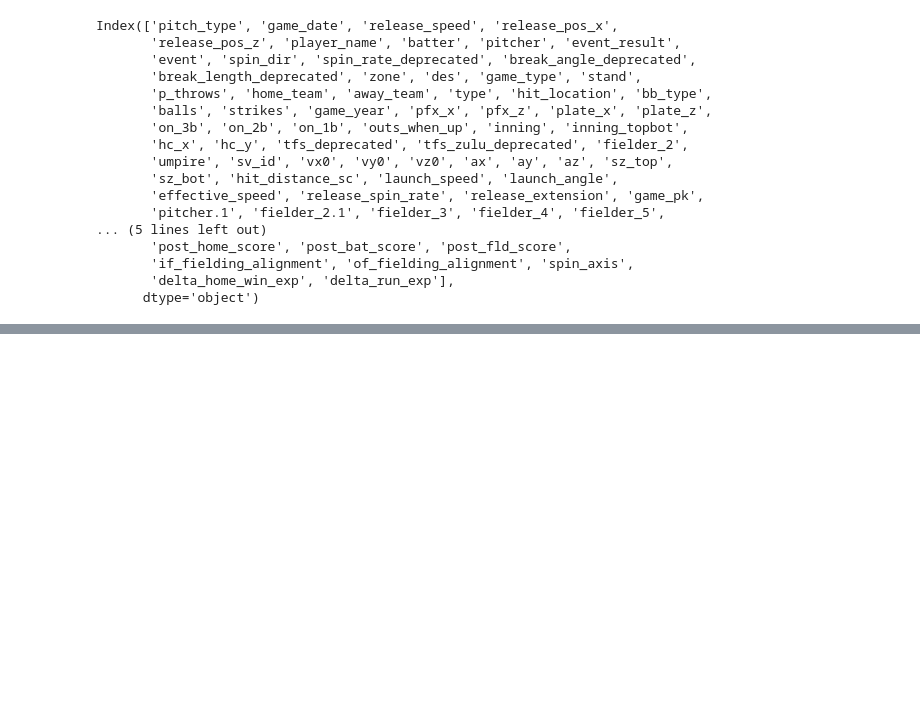
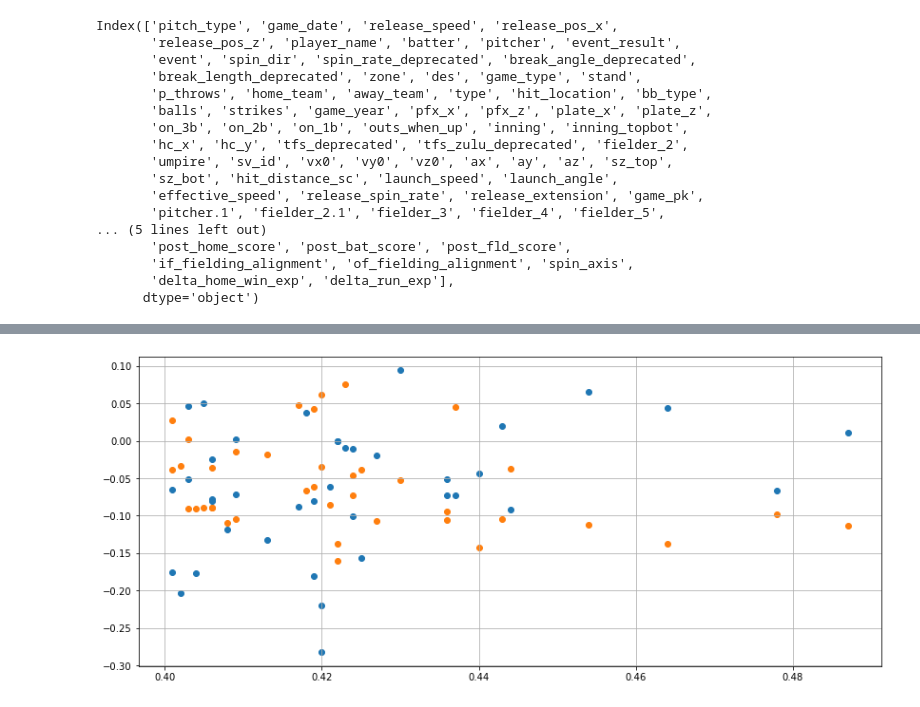
Before and after one commit to jhowenstein/statcast-batter-analysis, a Jupyter notebook: Batter Production.ipynb, the cells around one changed output, grey strips where cells are left out. Cells and saved outputs as stored; diff of their text form; code cells hidden in the pictures; blank space fills up the shorter version.

```diff
--- a/Batter Production.ipynb
+++ b/Batter Production.ipynb
@@ -213,5 +132,0 @@ for batter in batters[:12]:
-# %%
-_dfs = []
-for batter in batters:
-    _df = batter.data
-    _dfs.append(_df)
@@ -225,0 +133,22 @@ incorrect_outside_df = merged_df[(merged_df['isCorrectDecision']==False) & (merg
+# %%
+results = {}
+for batter in batters[:200]:
+    batter_results = {}
+    batter_results['babip count'] = batter.babip_count
+    batter_results['woba'] = batter.calculate_total_wOBA()
+    batter_results['zone woba'] = batter.calculate_zone_wOBA()
+    batter_results['outside woba'] = batter.calculate_outside_wOBA()
+    high, hMid, low = batter.calculate_horizontal_slice_wOBA()
+    inside, vMid, outside = batter.calculate_vertical_slice_wOBA()
+    batter_results['high woba'] = high
+    batter_results['hMid woba'] = hMid
+    batter_results['low woba'] = low
+    batter_results['inside woba'] = inside
+    batter_results['vMid woba'] = vMid
+    batter_results['outside woba'] = outside
+    results[batter.name] = batter_results
+# %%
+results_df = pd.DataFrame.from_dict(results,orient='index').sort_values('zone woba',ascending=False)
+results_df['high diff'] = results_df['high woba'] - results_df['zone woba']
+results_df['low diff'] = results_df['low woba'] - results_df['zone woba']
+results_df.head()
@@ -226 +162,3 @@ incorrect_outside_df = merged_df[(merged_df['isCorrectDecision']==False) & (merg
+# %%
+sub_results_df = results_df[results_df['zone woba']>=.4]
 # %%
@@ -301,0 +188,11 @@ plt.show()
+# %%
+fig,ax=plt.subplots(figsize=(14,6))
+
+ax.scatter(sub_results_df['zone woba'].values, sub_results_df['high diff'].values)
+ax.scatter(sub_results_df['zone woba'].values, sub_results_df['low diff'].values)
+
+ax.grid()
+
+plt.show()
+# %% [output]
+[figure, added]
```
Also changed, not shown: parts of 29 cells of this notebook, 1 other file.
